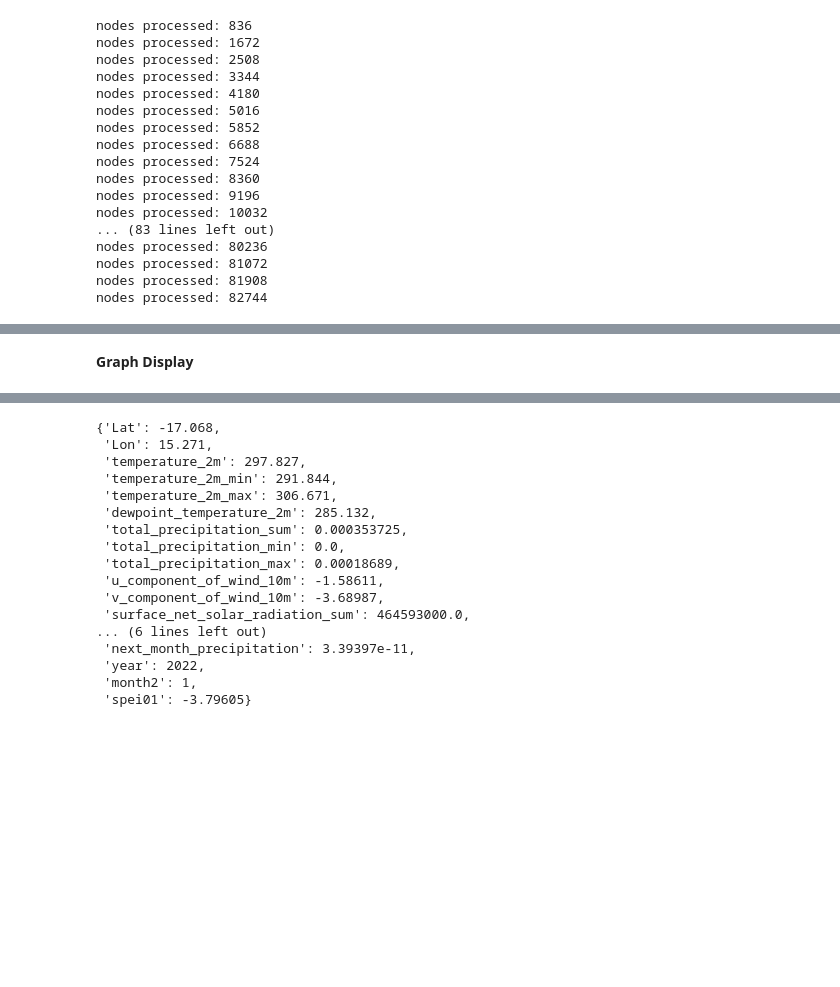
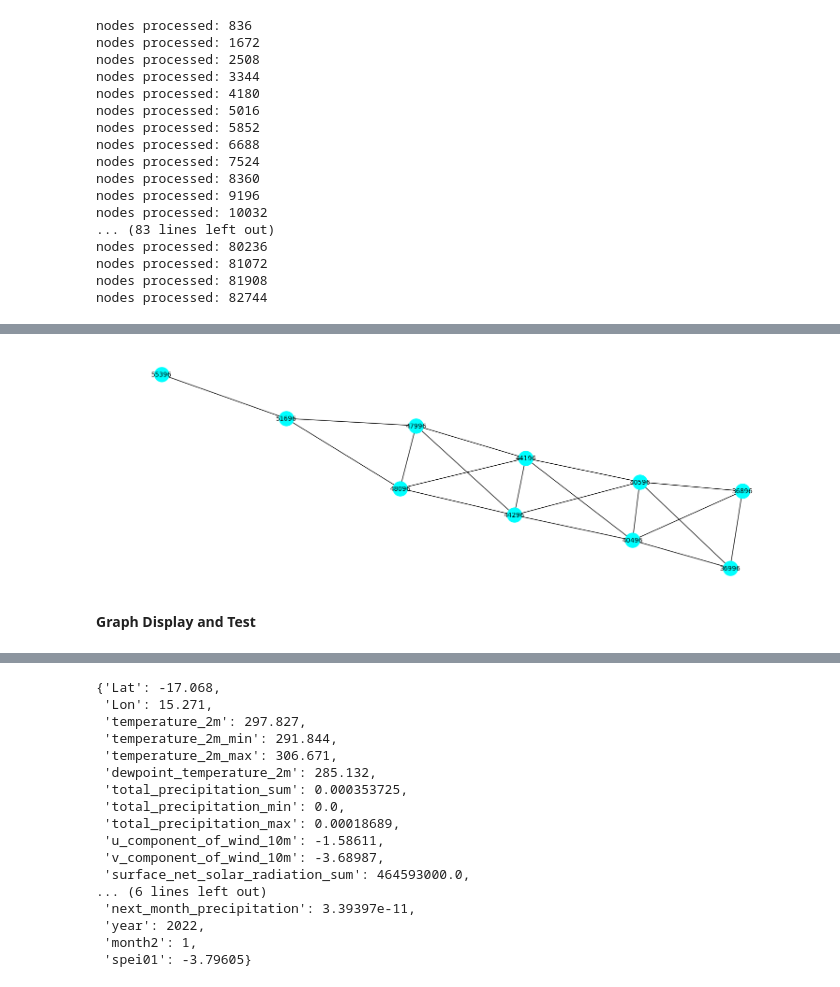
Before and after one commit to RoyZhaoGA/DroughtForecastAI, a Jupyter notebook: Spatial_GNNDroughtPrediction200k.ipynb, the cells around one changed output, grey strips where cells are left out. Saved outputs shown, nothing was run; the diff lists cells and outputs as text; code cells hidden in the pictures; blank space fills up the shorter version.

```diff
--- a/Spatial_GNNDroughtPrediction200k.ipynb
+++ b/Spatial_GNNDroughtPrediction200k.ipynb
@@ -361,2 +469,6 @@ KeyboardInterrupt: ignored
+# %%
+display_a_to_b_nodes(Spatial_temporal_graph, 0, 10, "row_index")
+# %% [output]
+[figure, added]
 # %% [markdown]
-**Graph Display**
+**Graph Display and Test**
```
Also changed, not shown: parts of 31 cells of this notebook.
